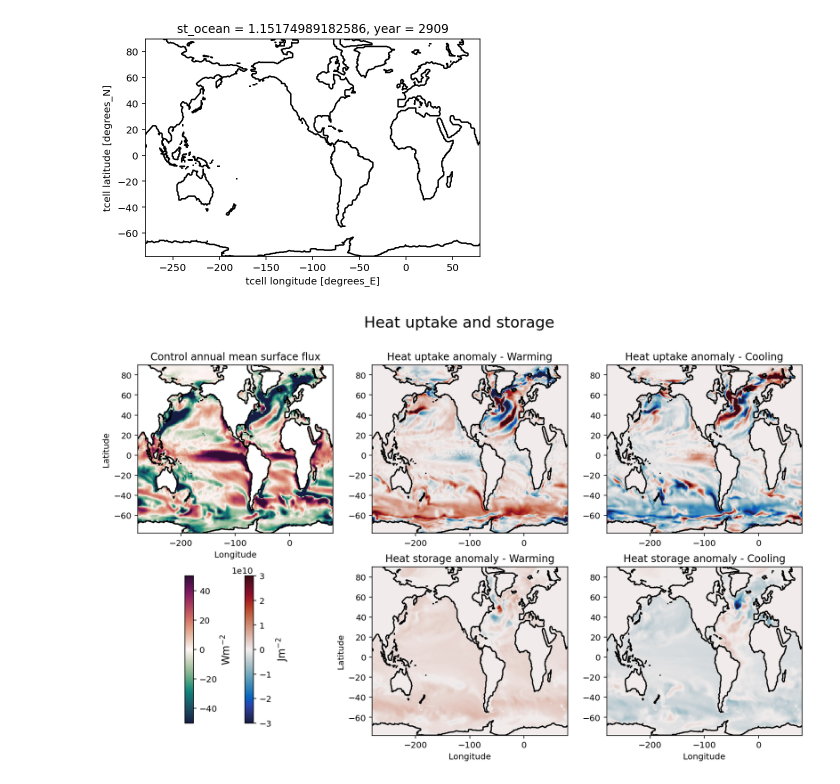
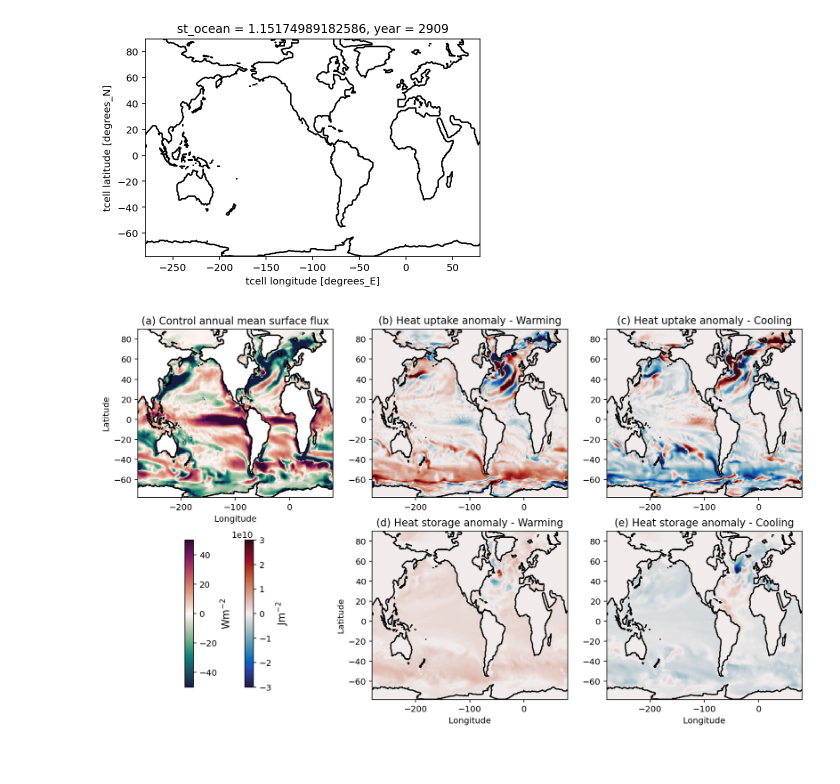
Before and after one commit to claireyung/unsw_clex_project_files, a Jupyter notebook: Good-Notebooks/Maps.ipynb, the cells around one changed output. Drawn from its saved outputs; the diff is of its cells as text; code cells hidden in the pictures.

Commit message:
Edits (nice figures) 19/1

```diff
--- a/Good-Notebooks/Maps.ipynb
+++ b/Good-Notebooks/Maps.ipynb
@@ -158,14 +158,14 @@ mask_array.plot.contour(colors = 'k', levels = [2])
 [figure]
 # %%
 fig3 = plt.figure(figsize = (14,8))#constrained_layout=True,
-plt.suptitle('Heat uptake and storage', fontsize = 18)
+#plt.suptitle('Heat uptake and storage', fontsize = 18)
 
 gs = fig3.add_gridspec(2, 3)
 
 f3_ax3 = fig3.add_subplot(gs[0,0])
 CS2 = (surface_heat_flux_cont).mean('time').plot(ax = f3_ax3, vmin = -50,vmax = 50, add_colorbar = False,cmap = cm.cm.curl)
 mask_array.plot.contour(colors = 'k', levels = [2], ax = f3_ax3)
-f3_ax3.set_title('Control annual mean surface flux')
+f3_ax3.set_title('(a) Control annual mean surface flux')
 f3_ax3.set_ylabel('Latitude')
 f3_ax3.set_xlabel('Longitude')
 
@@ -174,41 +174,41 @@ month_length = surface_heat_flux_cont.time.dt.days_in_month
 ((surface_heat_flux_warm-surface_heat_flux_cont)*month_length*24*3600).sel(time = slice('2900-01-01','2950-01-01')).sum('time').plot(ax = f3_ax4, cmap = cm.cm.balance, vmin = -3e10,vmax = 3e10, add_colorbar = False)
 mask_array.plot.contour(colors = 'k', levels = [2], ax = f3_ax4)
 
-f3_ax4.set_title('Heat uptake anomaly - Warming')
+f3_ax4.set_title('(b) Heat uptake anomaly - Warming')
 f3_ax4.set_ylabel('')
 f3_ax4.set_xlabel('')
 
 
 f3_ax5 = fig3.add_subplot(gs[0,2])
 ((surface_heat_flux_cool-surface_heat_flux_cont)*month_length*24*3600).sel(time = slice('2900-01-01','2950-01-01')).sum('time').plot(ax = f3_ax5, cmap = cm.cm.balance,vmin = -3e10,vmax = 3e10, add_colorbar = False)
 mask_array.plot.contour(colors = 'k', levels = [2], ax = f3_ax5)
-f3_ax5.set_title('Heat uptake anomaly - Cooling')
+f3_ax5.set_title('(c) Heat uptake anomaly - Cooling')
 f3_ax5.set_ylabel('')
 f3_ax5.set_xlabel('')
 
 f3_ax1 = fig3.add_subplot(gs[1,1])
 (vertically_integrated_heat_warm-vertically_integrated_heat_cont).isel(year = 49).plot(ax = f3_ax1, cmap = cm.cm.balance,vmin = -3e10,vmax = 3e10, add_colorbar = False)
 mask_array.plot.contour(colors = 'k', levels = [2], ax = f3_ax1)
-f3_ax1.set_title('Heat storage anomaly - Warming')
+f3_ax1.set_title('(d) Heat storage anomaly - Warming')
 f3_ax1.set_ylabel('Latitude')
 f3_ax1.set_xlabel('Longitude')
 
 f3_ax2 = fig3.add_subplot(gs[1,2])
 CS = (vertically_integrated_heat_cool-vertically_integrated_heat_cont).isel(year = 49).plot(ax = f3_ax2, cmap = cm.cm.balance,vmin = -3e10,vmax = 3e10, add_colorbar = False)
 mask_array.plot.contour(colors = 'k', levels = [2], ax = f3_ax2)
-f3_ax2.set_title('Heat storage anomaly - Cooling')
+f3_ax2.set_title('(e) Heat storage anomaly - Cooling')
 f3_ax2.set_ylabel('')
 f3_ax2.set_xlabel('Longitude')
 
 cb_ax = fig3.add_axes([0.25,0.15, 0.01, 0.3])
 cbar = fig3.colorbar(CS, cax=cb_ax)
 cbar.ax.set_ylabel('Jm$^{-2}$', fontsize = 12)
 
 cb_ax = fig3.add_axes([0.18, 0.15, 0.01, 0.3])
 cbar = fig3.colorbar(CS2, cax=cb_ax)
 cbar.ax.set_ylabel('Wm$^{-2}$', fontsize = 12)
 plt.savefig('heatuptake',dpi = 600)
 # %% [output]
-[figure, old version]
+[figure, new version]
 # %%
 fig3 = plt.figure(figsize = (12,8))#constrained_layout=True,
```
Also changed, not shown: parts of 1 cell of this notebook, 46 other files.
